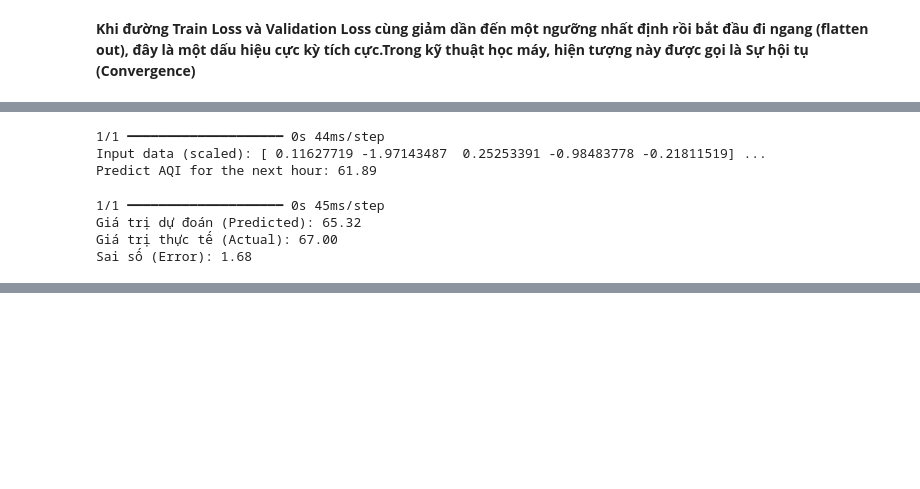
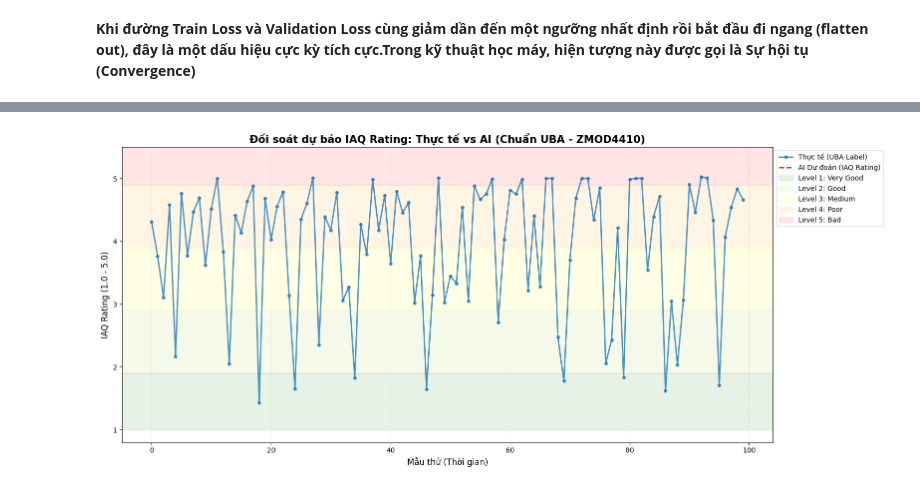
Before and after one commit to LarryVan-engin/Embedded-Project, a Jupyter notebook: environmental-edgeai.ipynb, the cells around one changed output, grey strips where cells are left out. Saved outputs shown, nothing was run; the diff lists cells and outputs as text; code cells hidden in the pictures; blank space fills up the shorter version.

```diff
--- a/environmental-edgeai.ipynb
+++ b/environmental-edgeai.ipynb
@@ -33,2 +9,10 @@ x,y = create_windows(df, WINDOW_SIZE)
+# %%
+# 1. Tải và chuẩn bị dữ liệu
+df = pd.read_csv('/kaggle/input/datasets/vncphongtrc/new-dataset/iaq_uba_dataset.csv')
+X = df[['tvoc']].values  # Chỉ lấy TVOC làm đầu vào duy nhất [cite: 212]
+y = df['iaq'].values     # Nhãn IAQ chuẩn UBA (1.0 - 5.0) [cite: 239]
+
+# Chia tập dữ liệu (80% Train, 20% Test)
+X_train, X_test, y_train, y_test = train_test_split(X, y, test_size=0.2, random_state=42)
 # %% [markdown]
 Split train/test (80/20) - without shuffle to keep the contination of time
@@ -173,30 +147,41 @@ Dữ liệu này sẽ được lưu trong một Circular Buffer (Bộ đệm vò
-# %%
-# Tạo dữ liệu ngẫu nhiên theo phân phối chuẩn (Mean=0, Std=1)
-# Đây mới là dạng dữ liệu mà Model của bạn đang mong đợi
-sample_input_scaled = np.random.normal(0, 1, size=(1, 30))
-
-# Predict
-prediction = model.predict(sample_input_scaled)
-
-print(f"Input data (scaled): {sample_input_scaled[0][:5]} ...")
-print(f"Predict AQI for the next hour: {prediction[0][0]:.2f}")
-# %% [output]
-1/1 ━━━━━━━━━━━━━━━━━━━━ 0s 44ms/step
-Input data (scaled): [ 0.11627719 -1.97143487  0.25253391 -0.98483778 -0.21811519] ...
-Predict AQI for the next hour: 61.89
-# %%
-# Lấy mẫu thực tế từ tập test
-sample_from_test = x_test_scaled[0:1]
-prediction = model.predict(sample_from_test)
-
-# Lấy giá trị thực tế tương ứng
-actual_value = y_test[0]
-
-print(f"Giá trị dự đoán (Predicted): {prediction[0][0]:.2f}")
-print(f"Giá trị thực tế (Actual): {actual_value:.2f}")
-print(f"Sai số (Error): {abs(prediction[0][0] - actual_value):.2f}")
-# %% [output]
-1/1 ━━━━━━━━━━━━━━━━━━━━ 0s 45ms/step
-Giá trị dự đoán (Predicted): 65.32
-Giá trị thực tế (Actual): 67.00
-Sai số (Error): 1.68
+# %%
+import matplotlib.pyplot as plt
+import numpy as np
+
+model = tf.keras.models.load_model('/kaggle/working/backend/IAQ_model.h5', compile=False)
+
+y_pred = model.predict(X_test)
+
+def plot_iaq_comparison(y_true, y_pred, num_samples=100):
+    plt.figure(figsize=(16, 7))
+
+    # Vẽ đường thực tế và dự đoán
+    plt.plot(y_true[:num_samples], label='Thực tế (UBA Label)', color='#1f77b4', linewidth=2, marker='o', markersize=4, alpha=0.8)
+    plt.plot(y_pred[:num_samples], label='AI Dự đoán (IAQ Rating)', color='#d62728', linestyle='--', linewidth=2)
+
+    # --- ĐÁNH DẤU CÁC NGƯỠNG UBA (Trang 10 Datasheet)  ---
+    thresholds = [1.9, 2.9, 3.9, 4.9]
+    colors = ['green', 'yellowgreen', 'yellow', 'orange', 'red']
+    labels = ['Very Good', 'Good', 'Medium', 'Poor', 'Bad']
+
+    # Vẽ các vùng màu đại diện cho chất lượng không khí
+    plt.axhspan(1.0, 1.9, color='green', alpha=0.1, label='Level 1: Very Good')
+    plt.axhspan(1.9, 2.9, color='yellowgreen', alpha=0.1, label='Level 2: Good')
+    plt.axhspan(2.9, 3.9, color='yellow', alpha=0.1, label='Level 3: Medium')
+    plt.axhspan(3.9, 4.9, color='orange', alpha=0.1, label='Level 4: Poor')
+    plt.axhspan(4.9, 5.5, color='red', alpha=0.1, label='Level 5: Bad')
+
+    # Cấu hình trục và tiêu đề
+    plt.title('Đối soát dự báo IAQ Rating: Thực tế vs AI (Chuẩn UBA - ZMOD4410)', fontsize=15, fontweight='bold')
+    plt.xlabel('Mẫu thử (Thời gian)', fontsize=12)
+    plt.ylabel('IAQ Rating (1.0 - 5.0)', fontsize=12)
+    plt.ylim(0.8, 5.5) # Giới hạn thang điểm IAQ
+
+    plt.legend(loc='upper left', bbox_to_anchor=(1, 1), fontsize=10)
+    plt.grid(axis='x', linestyle=':', alpha=0.5)
+    plt.tight_layout()
+    plt.show()
+
+# --- Cách gọi hàm ---
+plot_iaq_comparison(y_test, y_pred, num_samples=100)
+# %% [output]
@@ -203,2 +189,3 @@ Sai số (Error): 1.68
+[figure, added]
 # %%
 # Save file on Kaggle
```
Also changed, not shown: parts of 16 cells of this notebook, 47 other files.
